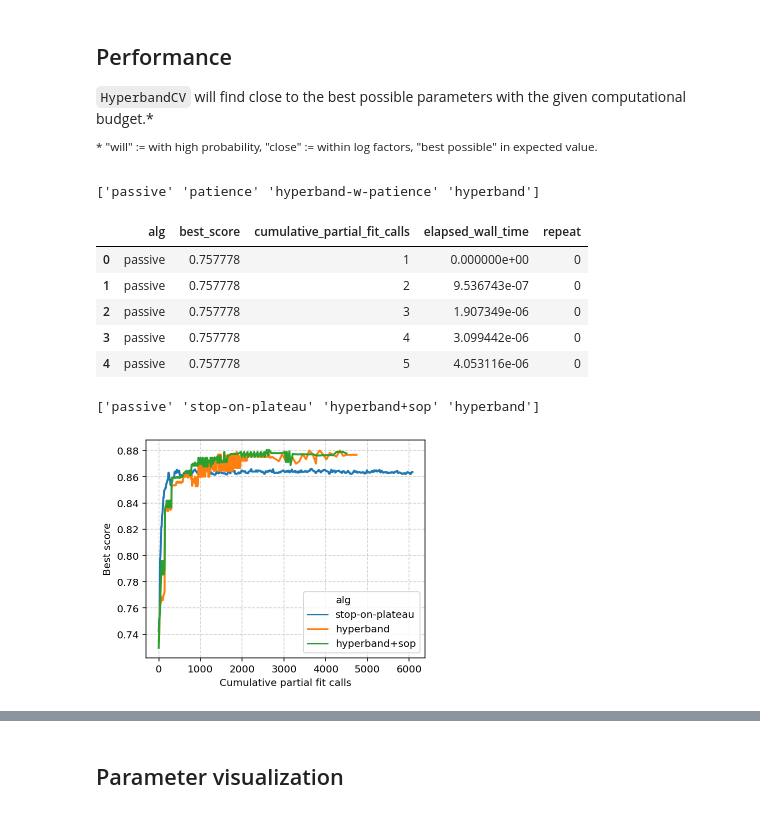
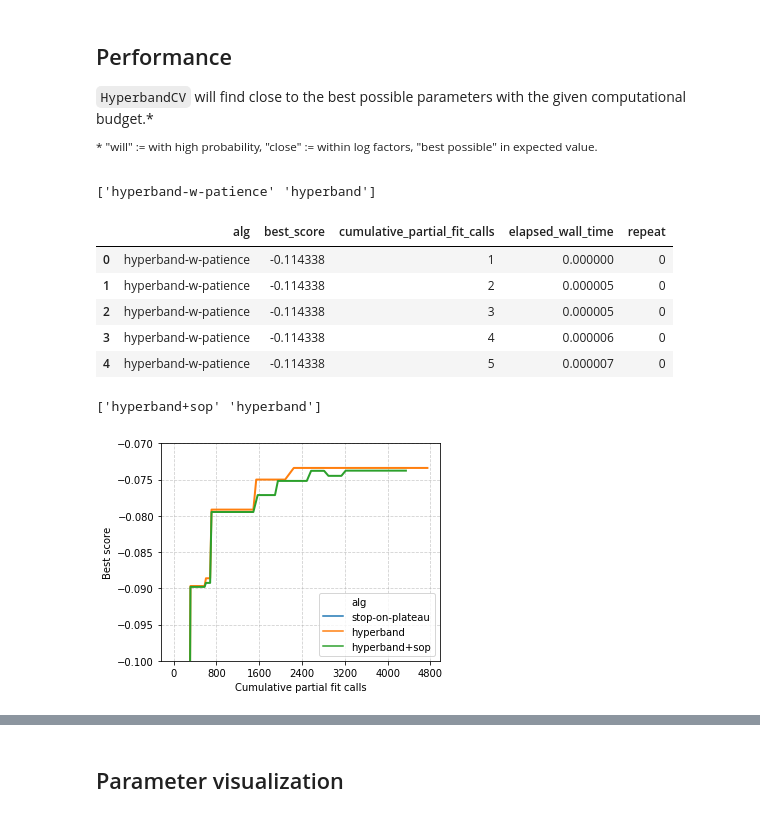
Before and after one commit to stsievert/dask-hyperband-comparison, a Jupyter notebook: image-denoising/Visualize-repeats.ipynb, the cells around one changed output, grey strips where cells are left out. Drawn from its saved outputs; the diff is of its cells as text; code cells hidden in the pictures.

```diff
--- a/image-denoising/Visualize-repeats.ipynb
+++ b/image-denoising/Visualize-repeats.ipynb
@@ -17,6 +18,7 @@ def read_json(filename):
 DIR = f"./out/{today}/"
 DIR = f"{today}/out/"
 DIR = "./"
+DIR = ""
 
 # list of arrays with each score/time/etc. Each model entered more than once.
 
@@ -27,7 +29,7 @@ ALGS = [
     "hyperband-w-patience",
     "hyperband",
 ]
-RAND_STATES = range(1)
+RAND_STATES = range(152, 152 + 1)
 
 cv_results = {
     alg: [read_json(DIR + f"{today}-{alg}-{random_state}-cv_results.json")
@@ -82,7 +84,7 @@ import numpy as np
 import seaborn as sns
 import matplotlib.pyplot as plt
 
-ests = {alg: np.load(DIR + f"{today}-{alg}-0-test.npz")["y_hat"]
+ests = {alg: np.load(DIR + f"{today}-{alg}-{min(RAND_STATES)}-test.npz")["y_hat"]
         for alg in ALGS}
 
 w = 1.5
@@ -150,55 +152,55 @@ df.elapsed_wall_time.describe()
 print(df.alg.unique())
 df.head()
 # %% [output]
-['passive' 'patience' 'hyperband-w-patience' 'hyperband']
+['hyperband-w-patience' 'hyperband']
 |  | alg | best_score | cumulative_partial_fit_calls | elapsed_wall_time | repeat |
-| 0 | passive | 0.757778 | 1 | 0.000000e+00 | 0 |
-| 1 | passive | 0.757778 | 2 | 9.536743e-07 | 0 |
-| 2 | passive | 0.757778 | 3 | 1.907349e-06 | 0 |
-| 3 | passive | 0.757778 | 4 | 3.099442e-06 | 0 |
-| 4 | passive | 0.757778 | 5 | 4.053116e-06 | 0 |
+| 0 | hyperband-w-patience | -0.114338 | 1 | 0.000000 | 0 |
+| 1 | hyperband-w-patience | -0.114338 | 2 | 0.000005 | 0 |
+| 2 | hyperband-w-patience | -0.114338 | 3 | 0.000005 | 0 |
+| 3 | hyperband-w-patience | -0.114338 | 4 | 0.000006 | 0 |
+| 4 | hyperband-w-patience | -0.114338 | 5 | 0.000007 | 0 |
 # %%
 # Discretize
-df["cumulative_partial_fit_calls"] = np.round(df.cumulative_partial_fit_calls, decimals=-1)
+# df["cumulative_partial_fit_calls"] = np.round(df.cumulative_partial_fit_calls, decimals=-1)
 
-time_resolution_secs = 2
-df["elapsed_wall_time"] = (df.elapsed_wall_time // time_resolution_secs) * time_resolution_secs
+# time_resolution_secs = 60
+# df["elapsed_wall_time"] = (df.elapsed_wall_time // time_resolution_secs) * time_resolution_secs
 # %%
 import seaborn as sns
 import matplotlib.pyplot as plt
 # plt.style.use()
 
 show = df.copy()
 idx = show.alg == "patience"
 show.loc[idx, "alg"] = "stop-on-plateau"
 idx = show.alg == "hyperband-w-patience"
 show.loc[idx, "alg"] = "hyperband+sop"
 print(show.alg.unique())
 
 # algs = ["passive", "stop-on-plateau", "hyperband", "hyperband+sop"]
 algs = ["stop-on-plateau", "hyperband", "hyperband+sop"]
 
 # show["Passes through data"] = df["cumulative_partial_fit_calls"] / 3
 fig, ax = plt.subplots(figsize=(5, 4))
 ax = sns.lineplot(
     data=show,
     x="cumulative_partial_fit_calls",
     y="best_score",
     hue="alg",
     hue_order=algs,
     ci=None,
     linewidth=2,
     ax=ax,
 )
-# ax.set_ylim(-0.12, -0.09)
+ax.set_ylim(-0.10, -0.07)
 ax.grid(linestyle="--", alpha=0.6)
 ax.set_ylabel("Best score")
 ax.set_xlabel("Cumulative partial fit calls")
 ax.xaxis.set_major_locator(plt.MaxNLocator(8))
 # plt.savefig(f"{today}-cum-calls.svg", bbox_inches="tight")
 # %% [output]
-['passive' 'stop-on-plateau' 'hyperband+sop' 'hyperband']
+['hyperband+sop' 'hyperband']
-[figure, old version]
+[figure, new version]
 # %%
 # s = df[df.alg == "hyperband-w-patience"]
 # %%
```
Also changed, not shown: parts of 4 cells of this notebook, 4 other files.
